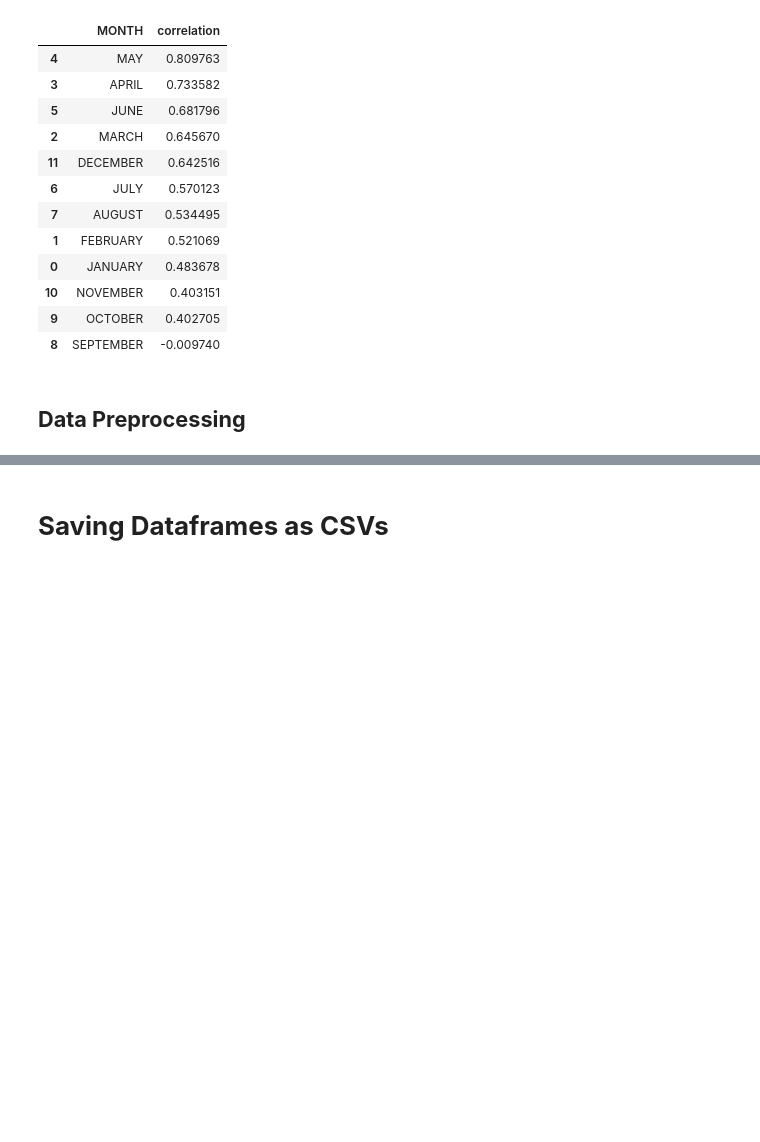
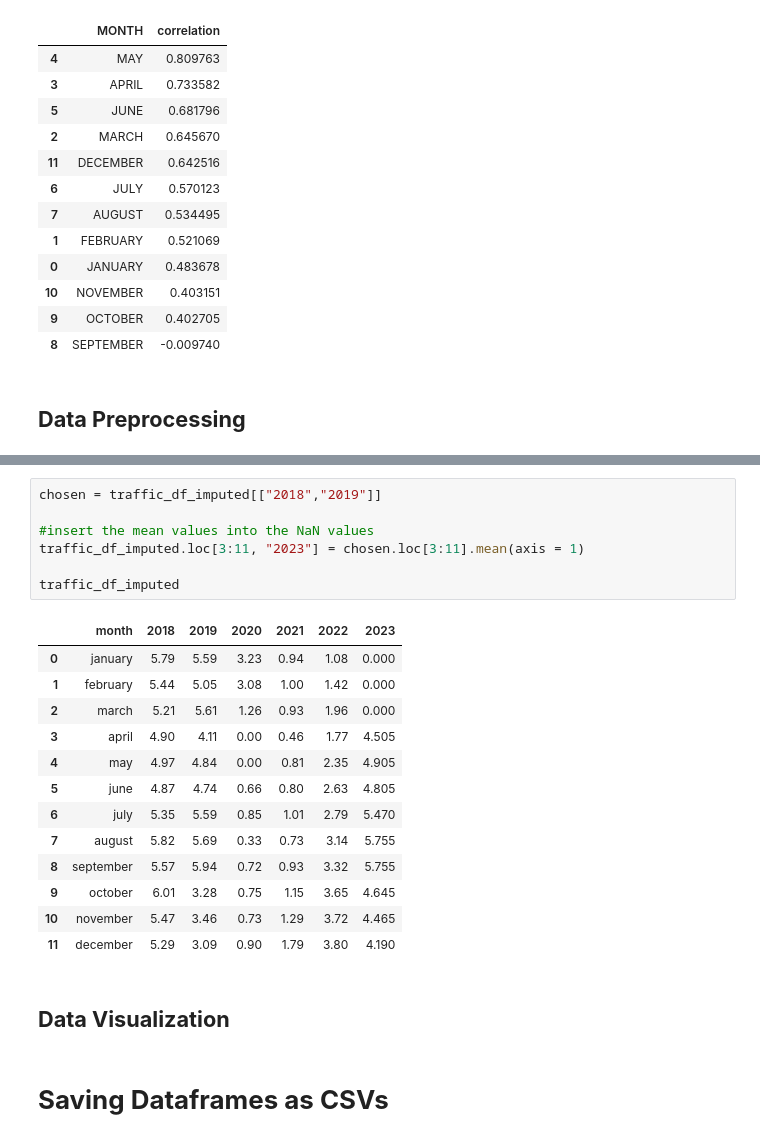
Before and after one commit to AGR-Yes/LRT-KPI, a Jupyter notebook: main.ipynb, the cells around one changed output, grey strips where cells are left out. Drawn from its saved outputs; the diff is of its cells as text; blank space fills up the shorter version.

```diff
--- a/main.ipynb
+++ b/main.ipynb
@@ -354,3 +479,26 @@ corr_df.sort_values(by="correlation", ascending=False)
+# %%
+chosen = traffic_df_imputed[["2018","2019"]]
+
+#insert the mean values into the NaN values
+traffic_df_imputed.loc[3:11, "2023"] = chosen.loc[3:11].mean(axis = 1)
+
+traffic_df_imputed
+# %% [output]
+|  | month | 2018 | 2019 | 2020 | 2021 | 2022 | 2023 |
+| 0 | january | 5.79 | 5.59 | 3.23 | 0.94 | 1.08 | 0.000 |
+| 1 | february | 5.44 | 5.05 | 3.08 | 1.00 | 1.42 | 0.000 |
+| 2 | march | 5.21 | 5.61 | 1.26 | 0.93 | 1.96 | 0.000 |
+| 3 | april | 4.90 | 4.11 | 0.00 | 0.46 | 1.77 | 4.505 |
+| 4 | may | 4.97 | 4.84 | 0.00 | 0.81 | 2.35 | 4.905 |
+| 5 | june | 4.87 | 4.74 | 0.66 | 0.80 | 2.63 | 4.805 |
+| 6 | july | 5.35 | 5.59 | 0.85 | 1.01 | 2.79 | 5.470 |
+| 7 | august | 5.82 | 5.69 | 0.33 | 0.73 | 3.14 | 5.755 |
+| 8 | september | 5.57 | 5.94 | 0.72 | 0.93 | 3.32 | 5.755 |
+| 9 | october | 6.01 | 3.28 | 0.75 | 1.15 | 3.65 | 4.645 |
+| 10 | november | 5.47 | 3.46 | 0.73 | 1.29 | 3.72 | 4.465 |
+| 11 | december | 5.29 | 3.09 | 0.90 | 1.79 | 3.80 | 4.190 |
+# %% [markdown]
+## **Data Visualization**
 # %% [markdown]
 # **Saving Dataframes as CSVs**
 # %%
```
Also changed, not shown: parts of 17 cells of this notebook.
